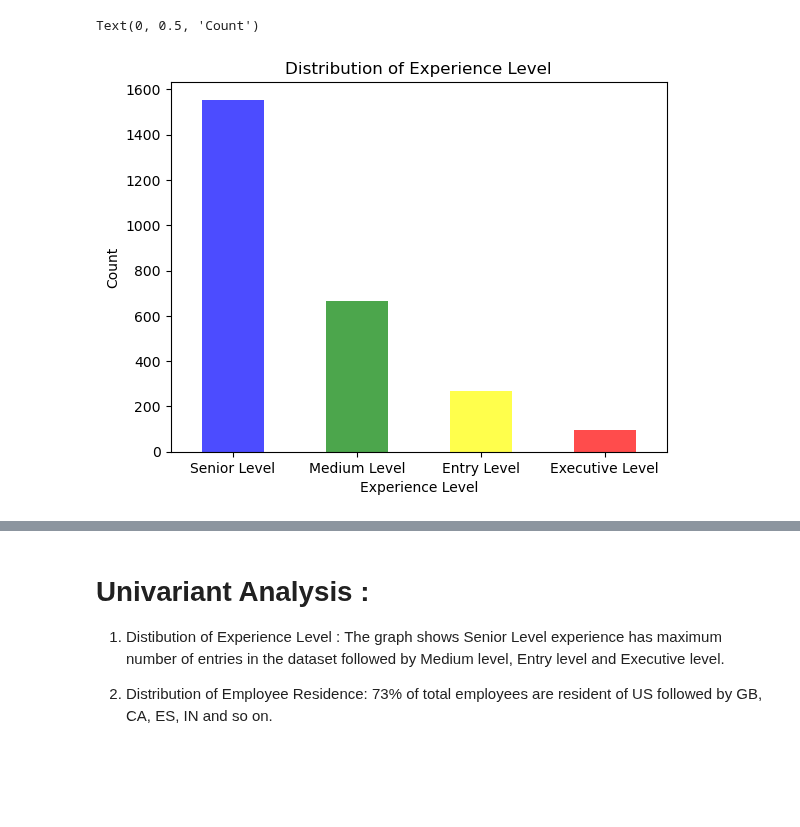
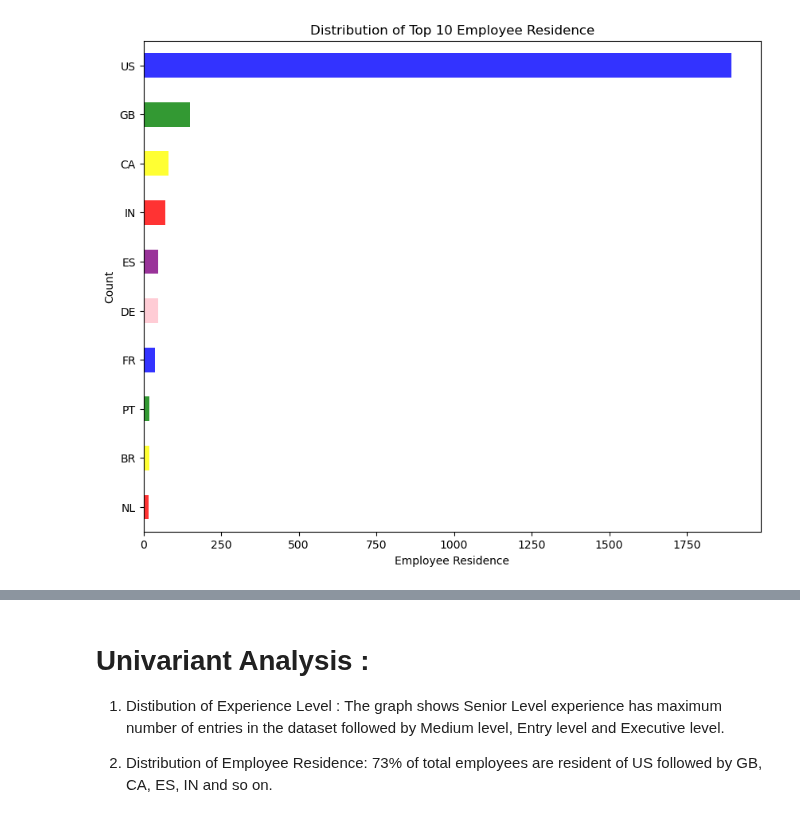
Before and after one commit to garimac12/project_acai, a Jupyter notebook: Project1_NT.ipynb, the cells around one changed output, grey strips where cells are left out. Saved outputs shown, nothing was run; the diff lists cells and outputs as text; code cells hidden in the pictures; blank space fills up the shorter version.

```diff
--- a/Project1_NT.ipynb
+++ b/Project1_NT.ipynb
@@ -84,11 +225,17 @@ Total_Exp_Count=salary_df["experience_level"].value_counts()
+# %%
+Top10_Resi=salary_df["employee_residence"].value_counts().head(10)
+#Top10_Resi
 # %%
-#Creating Plot to show the categorical analysis of Experience_level
-color=["blue", "green", "yellow", "red"]
-Map1 = Total_Exp_Count.plot(kind="bar", color=color, alpha=0.7)
+#There are 78 rows unique values for employee residence, so plotting for sample of top 10 employee residence
+
+fig = plt.figure(figsize = (10,8))
+color=["blue", "green", "yellow", "red", "purple", "pink"]
+Map2 = Top10_Resi.plot(kind="barh", color=color, alpha=0.8).invert_yaxis()
 plt.xticks(rotation="horizontal")
-plt.title("Distribution of Experience Level")
-plt.xlabel("Experience Level")
+plt.title("Distribution of Top 10 Employee Residence")
+plt.xlabel("Employee Residence")
 plt.ylabel("Count")
+plt.savefig("output_data_NT/Fig4_distribution_Top10_Employee_Residence.png")
+plt.show()
 # %% [output]
-Text(0, 0.5, 'Count')
-[figure, old version]
+[figure, new version]
```
Also changed, not shown: parts of 31 cells of this notebook, 10 other files.
